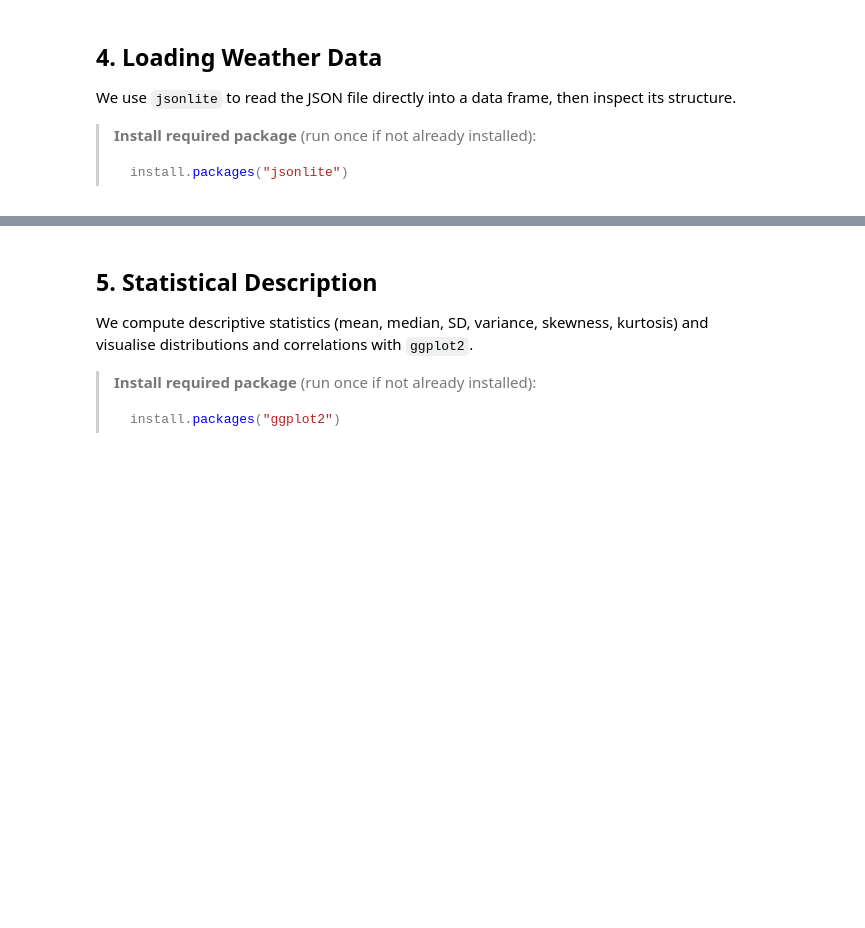
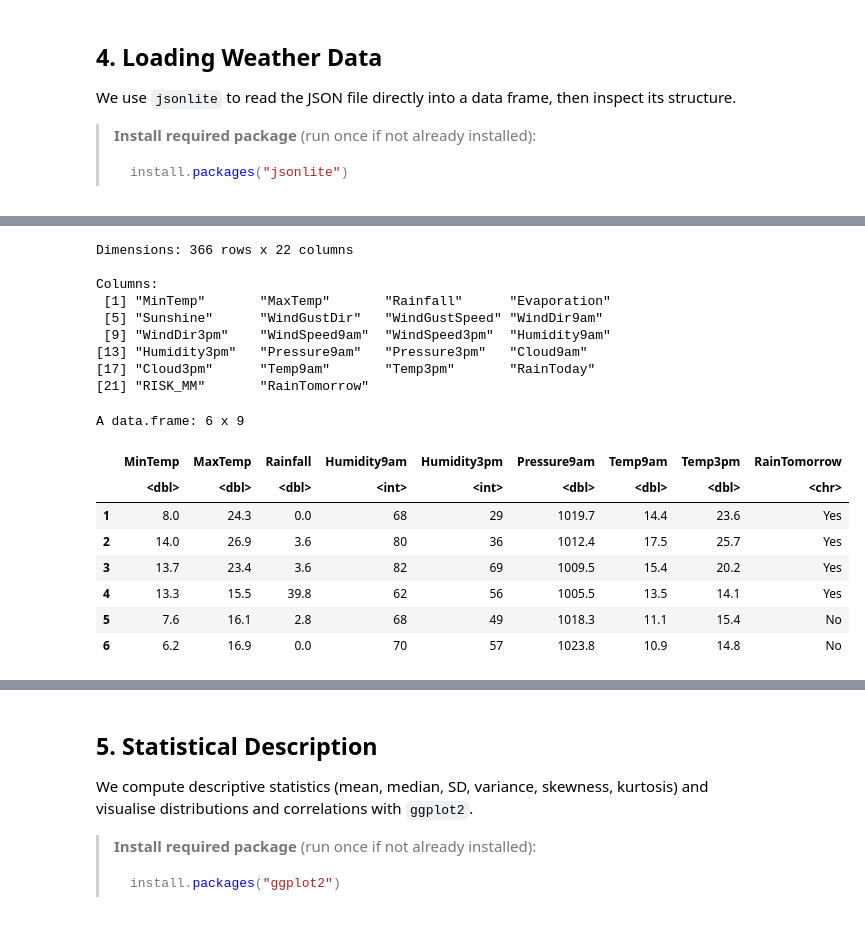
Before and after one commit to EngAndres/ud-public, a Jupyter notebook: courses/data-analysis-programming/notebooks/r_intro.ipynb, the cells around one changed output, grey strips where cells are left out. Cells and saved outputs as stored; diff of their text form; code cells hidden in the pictures; blank space fills up the shorter version.

```diff
--- a/courses/data-analysis-programming/notebooks/r_intro.ipynb
+++ b/courses/data-analysis-programming/notebooks/r_intro.ipynb
@@ -183,16 +183,17 @@ library(jsonlite)
 df <- fromJSON("weather.json")
 
 # Force numeric columns (some may have been read as character)
-df$Sunshine      <-
-df$WindGustSpeed <-
-df$WindSpeed9am  <-
+df$Sunshine      <- as.numeric(df$Sunshine)
+df$WindGustSpeed <- as.numeric(df$WindGustSpeed)
+df$WindSpeed9am  <- as.numeric(df$WindSpeed9am)
 
-cat("Dimensions:", , "rows x", , "columns\n\n")
+cat("Dimensions:", nrow(df), "rows x", ncol(df), "columns\n\n")
 
 # Column names
 cat("Columns:\n")
-print()
+print(names(df))
 
 # First rows
 head(df[, c("MinTemp","MaxTemp","Rainfall","Humidity9am","Humidity3pm",
             "Pressure9am","Temp9am","Temp3pm","RainTomorrow")])
+# %% [output]
@@ -199,2 +206,20 @@ head(df[, c("MinTemp","MaxTemp","Rainfall","Humidity9am","Humidity3pm",
+Dimensions: 366 rows x 22 columns
+
+Columns:
+ [1] "MinTemp"       "MaxTemp"       "Rainfall"      "Evaporation"
+ [5] "Sunshine"      "WindGustDir"   "WindGustSpeed" "WindDir9am"
+ [9] "WindDir3pm"    "WindSpeed9am"  "WindSpeed3pm"  "Humidity9am"
+[13] "Humidity3pm"   "Pressure9am"   "Pressure3pm"   "Cloud9am"
+[17] "Cloud3pm"      "Temp9am"       "Temp3pm"       "RainToday"
+[21] "RISK_MM"       "RainTomorrow"
+A data.frame: 6 x 9
+|  | MinTemp | MaxTemp | Rainfall | Humidity9am | Humidity3pm | Pressure9am | Temp9am | Temp3pm | RainTomorrow |
+|  | <dbl> | <dbl> | <dbl> | <int> | <int> | <dbl> | <dbl> | <dbl> | <chr> |
+| 1 | 8.0 | 24.3 | 0.0 | 68 | 29 | 1019.7 | 14.4 | 23.6 | Yes |
+| 2 | 14.0 | 26.9 | 3.6 | 80 | 36 | 1012.4 | 17.5 | 25.7 | Yes |
+| 3 | 13.7 | 23.4 | 3.6 | 82 | 69 | 1009.5 | 15.4 | 20.2 | Yes |
+| 4 | 13.3 | 15.5 | 39.8 | 62 | 56 | 1005.5 | 13.5 | 14.1 | Yes |
+| 5 | 7.6 | 16.1 | 2.8 | 68 | 49 | 1018.3 | 11.1 | 15.4 | No |
+| 6 | 6.2 | 16.9 | 0.0 | 70 | 57 | 1023.8 | 10.9 | 14.8 | No |
 # %%
 # Structure and base summary
```
Also changed, not shown: parts of 4 cells of this notebook, 2 other files.
